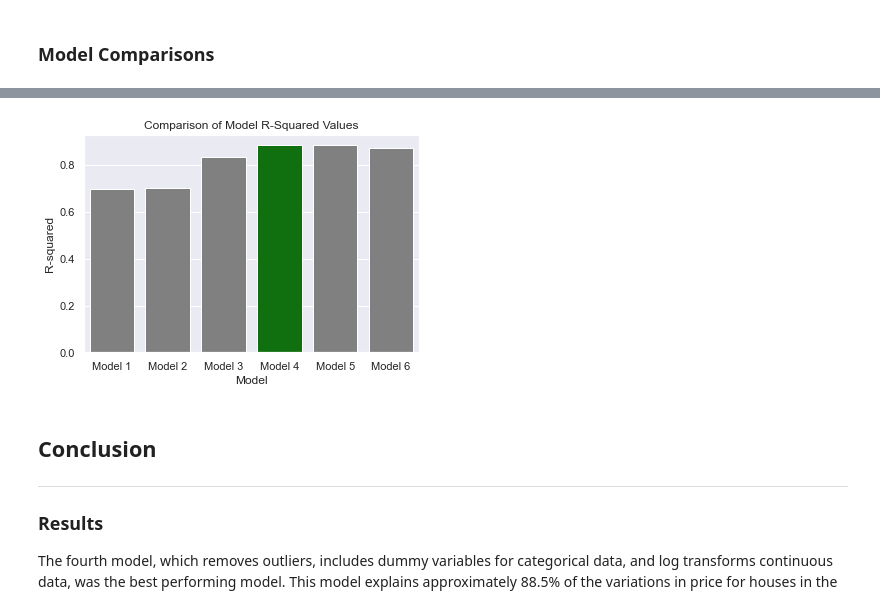
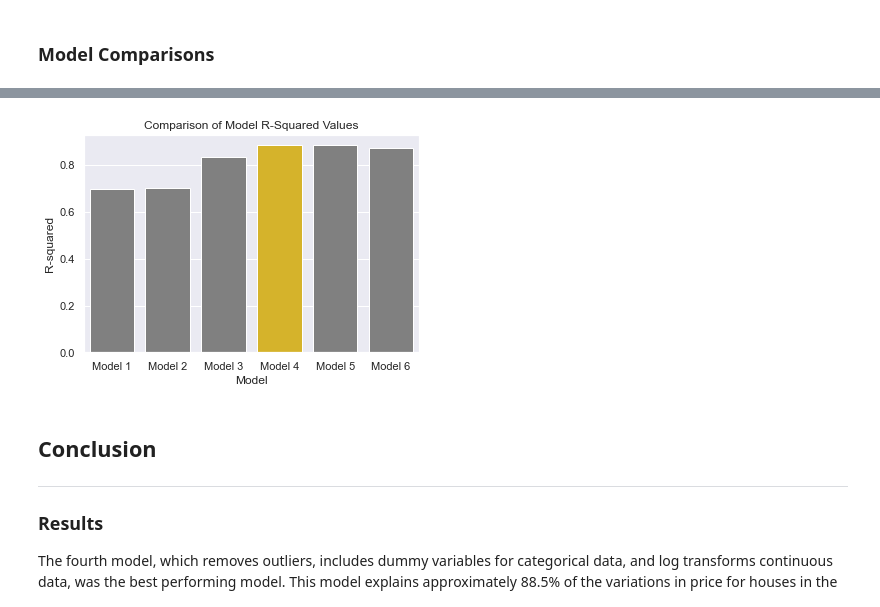
Before and after one commit to tjkyner/housing-regression-model, a Jupyter notebook: notebook.ipynb, the cells around one changed output, grey strips where cells are left out. Cells and saved outputs as stored; diff of their text form; code cells hidden in the pictures.

```diff
--- a/notebook.ipynb
+++ b/notebook.ipynb
@@ -1234,13 +1234,13 @@ df_comparison
 # %%
 sns.barplot(data=df_comparison,
             x='Model',
             y='R-squared',
-            palette=['green' if m == 'Model 4' else 'gray' for m in df_comparison.Model]
+            palette=['#f1c40f' if m == 'Model 4' else 'gray' for m in df_comparison.Model]
            )
 plt.title('Comparison of Model R-Squared Values')
 plt.savefig('images/r2_comp.png', dpi=150, facecolor='white');
 # %% [output]
-[figure, old version]
+[figure, new version]
 # %% [markdown]
 ## Conclusion
 ---
```
Also changed, not shown: parts of 14 cells of this notebook, 9 other files.
